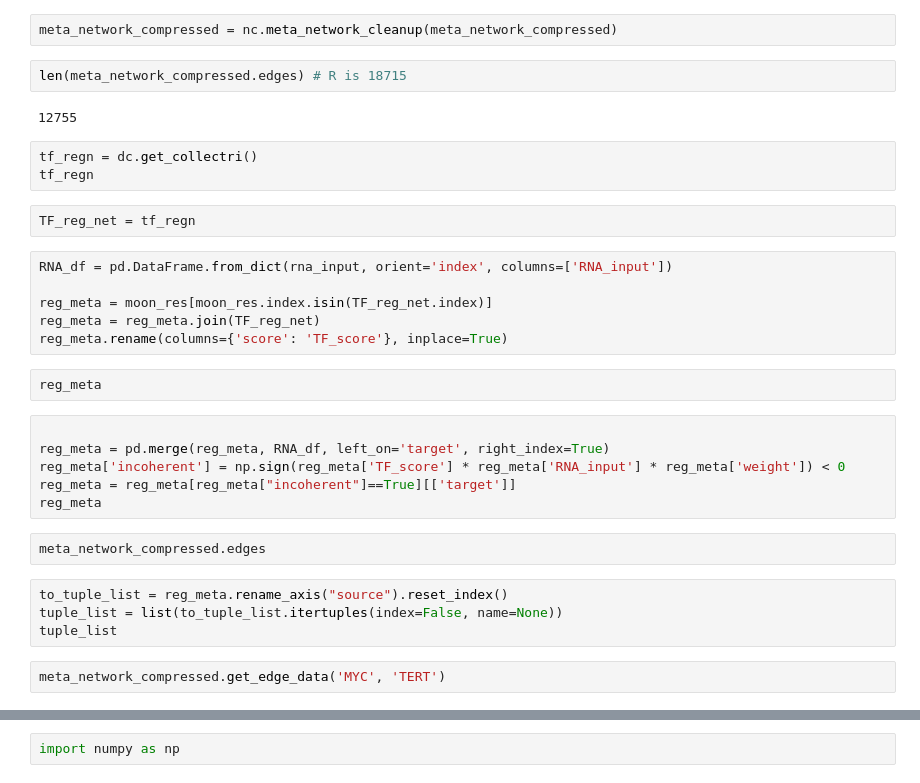
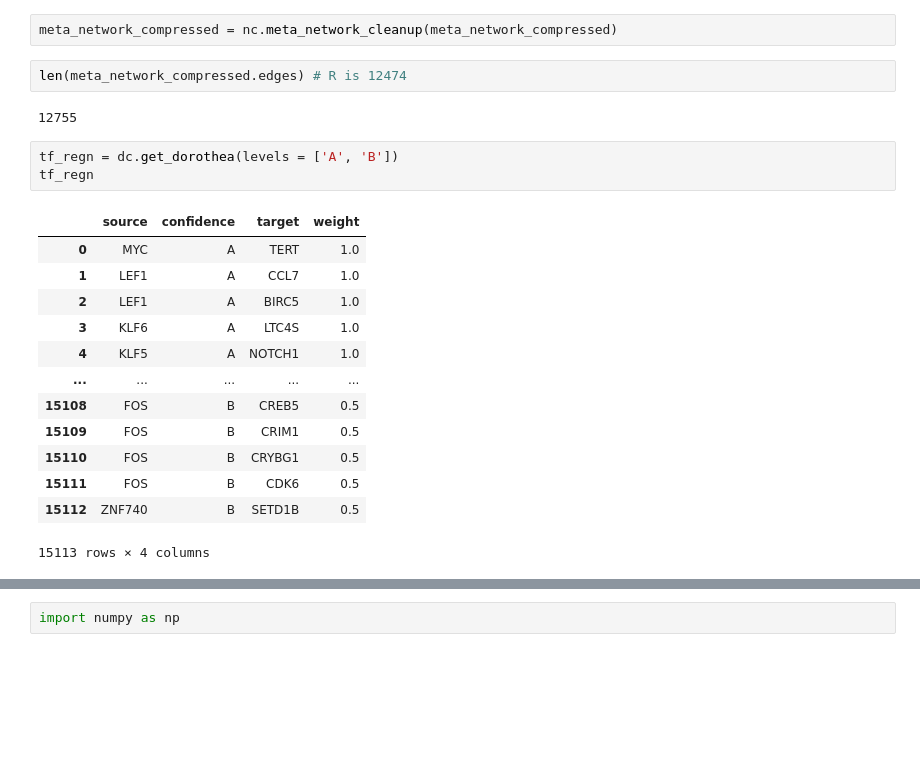
Before and after one commit to saezlab/networkcommons, a Jupyter notebook: vignettes/2_moon.ipynb, the cells around one changed output, grey strips where cells are left out. Drawn from its saved outputs; the diff is of its cells as text; blank space fills up the shorter version.

```diff
--- a/vignettes/2_moon.ipynb
+++ b/vignettes/2_moon.ipynb
@@ -139,33 +115,23 @@ dup_parents # allegedly same as R
 # %%
 meta_network_compressed = nc.meta_network_cleanup(meta_network_compressed)
 # %%
-len(meta_network_compressed.edges) # R is 18715
+len(meta_network_compressed.edges) # R is 12474
 # %% [output]
 12755
 # %%
-tf_regn = dc.get_collectri()
+tf_regn = dc.get_dorothea(levels = ['A', 'B'])
 tf_regn
+# %% [output]
+|  | source | confidence | target | weight |
+| 0 | MYC | A | TERT | 1.0 |
+| 1 | LEF1 | A | CCL7 | 1.0 |
+| 2 | LEF1 | A | BIRC5 | 1.0 |
+| 3 | KLF6 | A | LTC4S | 1.0 |
+| 4 | KLF5 | A | NOTCH1 | 1.0 |
+| ... | ... | ... | ... | ... |
+| 15108 | FOS | B | CREB5 | 0.5 |
+| 15109 | FOS | B | CRIM1 | 0.5 |
+| 15110 | FOS | B | CRYBG1 | 0.5 |
+| 15111 | FOS | B | CDK6 | 0.5 |
+| 15112 | ZNF740 | B | SETD1B | 0.5 |
+15113 rows × 4 columns
-# %%
-TF_reg_net = tf_regn
-# %%
-RNA_df = pd.DataFrame.from_dict(rna_input, orient='index', columns=['RNA_input'])
-
-reg_meta = moon_res[moon_res.index.isin(TF_reg_net.index)]
-reg_meta = reg_meta.join(TF_reg_net)
-reg_meta.rename(columns={'score': 'TF_score'}, inplace=True)
-# %%
-reg_meta
-# %%
-
-reg_meta = pd.merge(reg_meta, RNA_df, left_on='target', right_index=True)
-reg_meta['incoherent'] = np.sign(reg_meta['TF_score'] * reg_meta['RNA_input'] * reg_meta['weight']) < 0
-reg_meta = reg_meta[reg_meta["incoherent"]==True][['target']]
-reg_meta
-# %%
-meta_network_compressed.edges
-# %%
-to_tuple_list = reg_meta.rename_axis("source").reset_index()
-tuple_list = list(to_tuple_list.itertuples(index=False, name=None))
-tuple_list
-# %%
-meta_network_compressed.get_edge_data('MYC', 'TERT')
```
Also changed, not shown: parts of 37 cells of this notebook.
